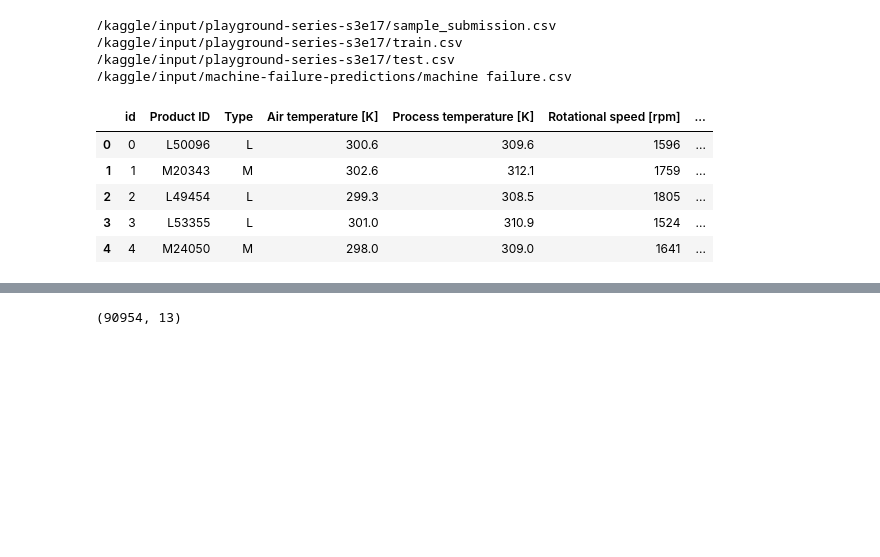
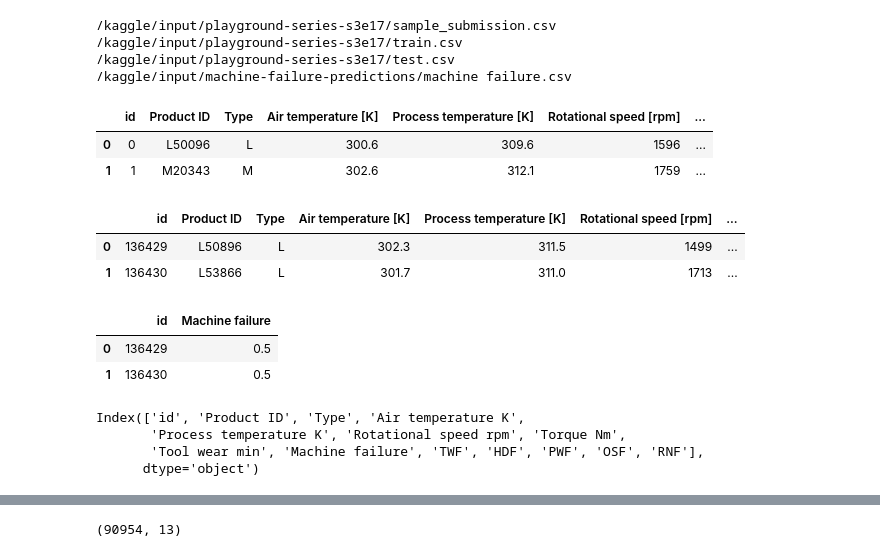
Before and after one commit to utkarshx27/Kaggle-Work-ML-Models, a Jupyter notebook: machine-failure-predictions.ipynb, the cells around one changed output, grey strips where cells are left out. Drawn from its saved outputs; the diff is of its cells as text; code cells hidden in the pictures; blank space fills up the shorter version.

Commit message:
Kaggle Notebook | Machine Failure Prediction | Version 8

```diff
--- a/machine-failure-predictions.ipynb
+++ b/machine-failure-predictions.ipynb
@@ -37,14 +39,29 @@ train = pd.read_csv('/kaggle/input/playground-series-s3e17/train.csv')
 test = pd.read_csv('/kaggle/input/playground-series-s3e17/test.csv')
 sample_sub = pd.read_csv('/kaggle/input/playground-series-s3e17/sample_submission.csv')
 # %%
-train.head()
+train.head(2)
 # %% [output]
 |  | id | Product ID | Type | Air temperature [K] | Process temperature [K] | Rotational speed [rpm] | ... |
 | 0 | 0 | L50096 | L | 300.6 | 309.6 | 1596 | ... |
 | 1 | 1 | M20343 | M | 302.6 | 312.1 | 1759 | ... |
-| 2 | 2 | L49454 | L | 299.3 | 308.5 | 1805 | ... |
-| 3 | 3 | L53355 | L | 301.0 | 310.9 | 1524 | ... |
-| 4 | 4 | M24050 | M | 298.0 | 309.0 | 1641 | ... |
+# %%
+test.head(2)
+# %% [output]
+|  | id | Product ID | Type | Air temperature [K] | Process temperature [K] | Rotational speed [rpm] | ... |
+| 0 | 136429 | L50896 | L | 302.3 | 311.5 | 1499 | ... |
+| 1 | 136430 | L53866 | L | 301.7 | 311.0 | 1713 | ... |
+# %%
+sample_sub.head(2)
+# %% [output]
+|  | id | Machine failure |
+| 0 | 136429 | 0.5 |
+| 1 | 136430 | 0.5 |
 # %%
 train.columns = train.columns.str.replace('[\[\]]', '', regex=True)
+train.columns
+# %% [output]
+Index(['id', 'Product ID', 'Type', 'Air temperature K',
+       'Process temperature K', 'Rotational speed rpm', 'Torque Nm',
+       'Tool wear min', 'Machine failure', 'TWF', 'HDF', 'PWF', 'OSF', 'RNF'],
+      dtype='object')
 # %%
```
Also changed, not shown: parts of 25 cells of this notebook.
